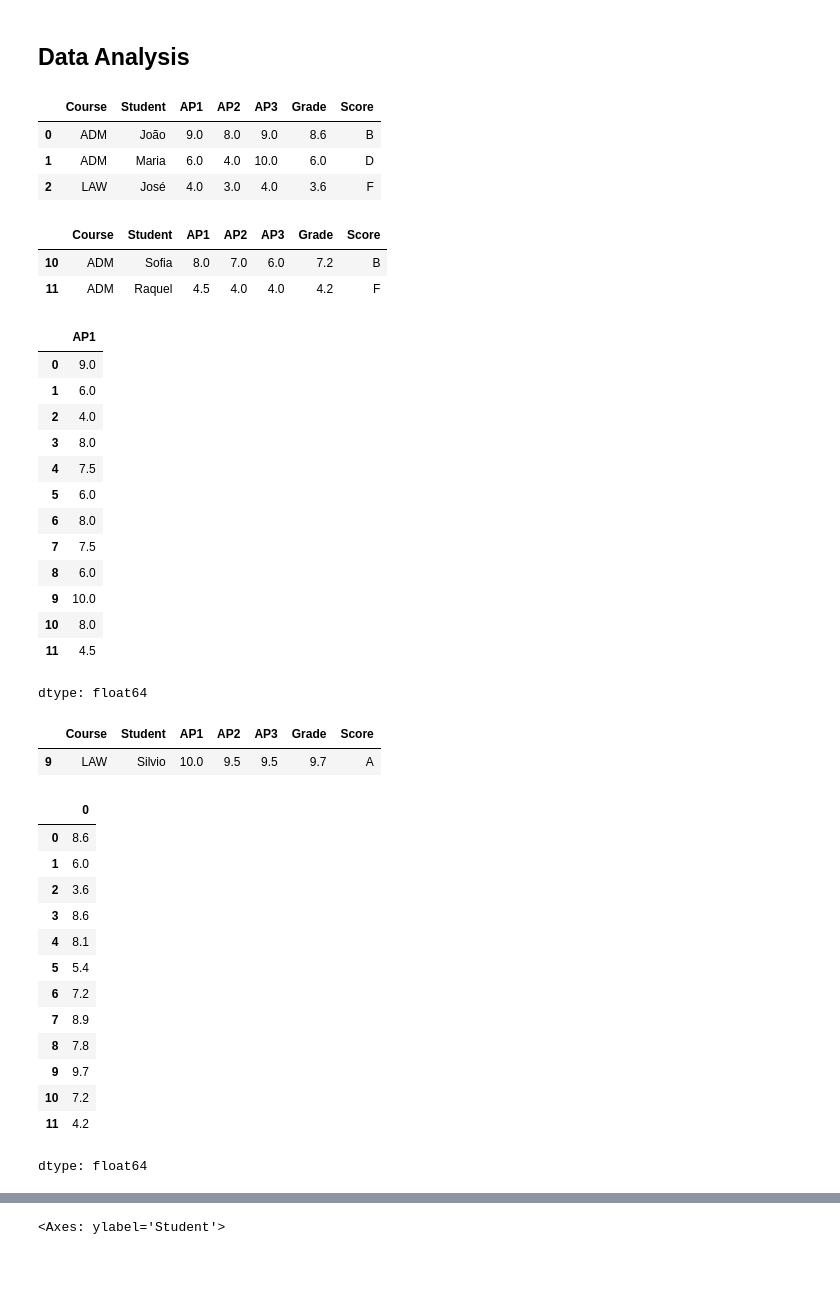
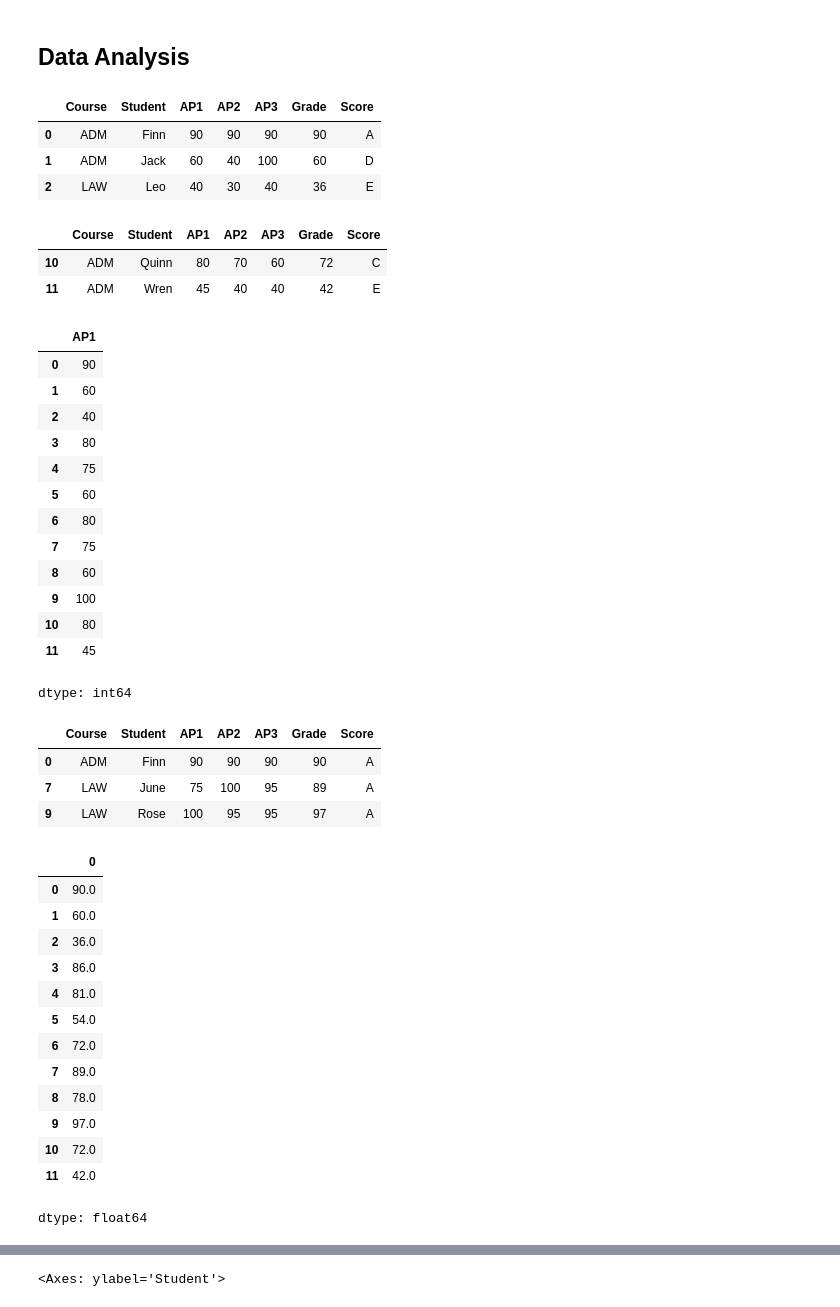
Before and after one commit to lcbjrrr/algojust, a Jupyter notebook: NB00_data_and_stas.ipynb, the cells around one changed output, grey strips where cells are left out. Cells and saved outputs as stored; diff of their text form; code cells hidden in the pictures; blank space fills up the shorter version.

```diff
--- a/NB00_data_and_stas.ipynb
+++ b/NB00_data_and_stas.ipynb
@@ -4,57 +4,59 @@
 ## Data Analysis
 # %%
 import pandas as pd
-grades = pd.read_csv('https://raw.githubusercontent.com/lcbjrrr/algojust/refs/heads/main/grades.csv')
+grades = pd.read_csv('https://raw.githubusercontent.com/lcbjrrr/algojust/refs/heads/main/grades%20-%20ok.csv')
 grades.head(3)
 # %% [output]
 |  | Course | Student | AP1 | AP2 | AP3 | Grade | Score |
-| 0 | ADM | João | 9.0 | 8.0 | 9.0 | 8.6 | B |
-| 1 | ADM | Maria | 6.0 | 4.0 | 10.0 | 6.0 | D |
-| 2 | LAW | José | 4.0 | 3.0 | 4.0 | 3.6 | F |
+| 0 | ADM | Finn | 90 | 90 | 90 | 90 | A |
+| 1 | ADM | Jack | 60 | 40 | 100 | 60 | D |
+| 2 | LAW | Leo | 40 | 30 | 40 | 36 | E |
 # %%
 grades.tail(2)
 # %% [output]
 |  | Course | Student | AP1 | AP2 | AP3 | Grade | Score |
-| 10 | ADM | Sofia | 8.0 | 7.0 | 6.0 | 7.2 | B |
-| 11 | ADM | Raquel | 4.5 | 4.0 | 4.0 | 4.2 | F |
+| 10 | ADM | Quinn | 80 | 70 | 60 | 72 | C |
+| 11 | ADM | Wren | 45 | 40 | 40 | 42 | E |
 # %%
 grades['AP1']
 # %% [output]
 |  | AP1 |
-| 0 | 9.0 |
-| 1 | 6.0 |
-| 2 | 4.0 |
-| 3 | 8.0 |
-| 4 | 7.5 |
-| 5 | 6.0 |
-| 6 | 8.0 |
-| 7 | 7.5 |
-| 8 | 6.0 |
-| 9 | 10.0 |
-| 10 | 8.0 |
-| 11 | 4.5 |
+| 0 | 90 |
+| 1 | 60 |
+| 2 | 40 |
+| 3 | 80 |
+| 4 | 75 |
+| 5 | 60 |
+| 6 | 80 |
+| 7 | 75 |
+| 8 | 60 |
+| 9 | 100 |
+| 10 | 80 |
+| 11 | 45 |
-dtype: float64
+dtype: int64
 # %%
 grades[grades['Score']=='A']
 # %% [output]
 |  | Course | Student | AP1 | AP2 | AP3 | Grade | Score |
-| 9 | LAW | Silvio | 10.0 | 9.5 | 9.5 | 9.7 | A |
+| 0 | ADM | Finn | 90 | 90 | 90 | 90 | A |
+| 7 | LAW | June | 75 | 100 | 95 | 89 | A |
+| 9 | LAW | Rose | 100 | 95 | 95 | 97 | A |
 # %%
 grades['AP1'] * 0.4 + grades['AP2'] * 0.4 + grades['AP3'] * 0.2
 # %% [output]
 |  | 0 |
-| 0 | 8.6 |
-| 1 | 6.0 |
-| 2 | 3.6 |
-| 3 | 8.6 |
-| 4 | 8.1 |
-| 5 | 5.4 |
-| 6 | 7.2 |
-| 7 | 8.9 |
-| 8 | 7.8 |
-| 9 | 9.7 |
-| 10 | 7.2 |
-| 11 | 4.2 |
+| 0 | 90.0 |
+| 1 | 60.0 |
+| 2 | 36.0 |
+| 3 | 86.0 |
+| 4 | 81.0 |
+| 5 | 54.0 |
+| 6 | 72.0 |
+| 7 | 89.0 |
+| 8 | 78.0 |
+| 9 | 97.0 |
+| 10 | 72.0 |
+| 11 | 42.0 |
 dtype: float64
 # %%
 average_grade_course = grades.groupby('Course')['Grade'].mean()
```
Also changed, not shown: parts of 6 cells of this notebook.
